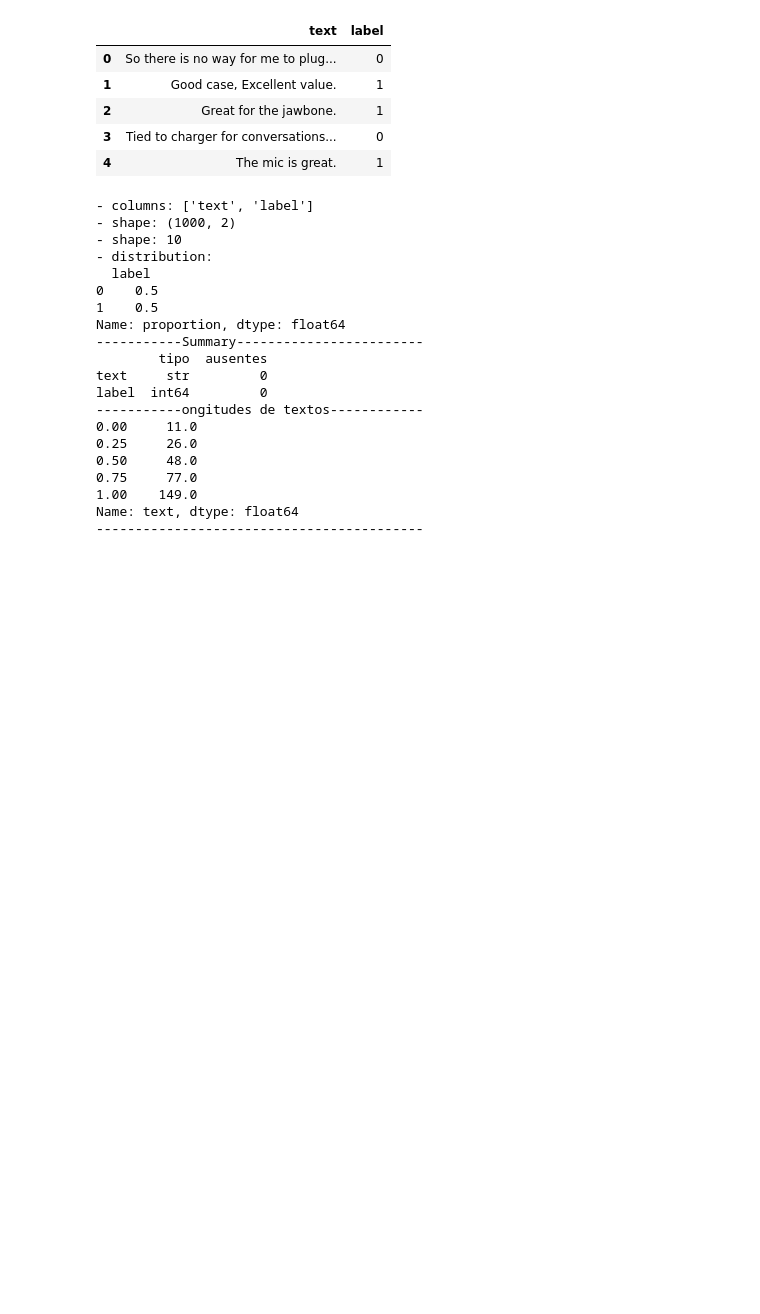
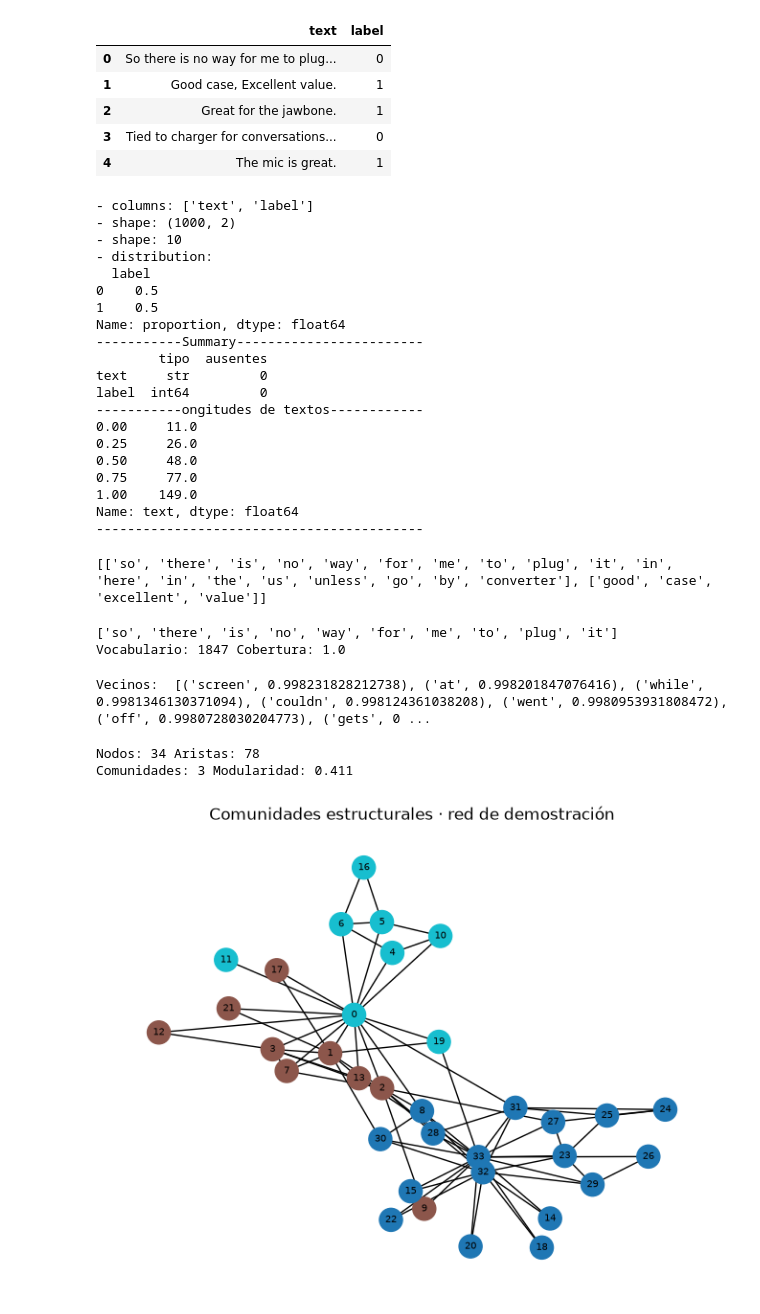
Before and after one commit to yuniorlaureano/uasd-ds-2, a Jupyter notebook: unidad02/LAB04-05/notebooks/LAB04.ipynb, the cells around one changed output. Cells and saved outputs as stored; diff of their text form; code cells hidden in the pictures; blank space fills up the shorter version.

```diff
--- a/unidad02/LAB04-05/notebooks/LAB04.ipynb
+++ b/unidad02/LAB04-05/notebooks/LAB04.ipynb
@@ -96,3 +98,8 @@ label  int64         0
 1.00    149.0
 Name: text, dtype: float64
 ------------------------------------------
+# %%
+sentences = [data.tokenize(text) for text in amazon_dataset_df["text"].dropna()]
+print(sentences[:2])
+# %% [output]
+[['so', 'there', 'is', 'no', 'way', 'for', 'me', 'to', 'plug', 'it', 'in', 'here', 'in', 'the', 'us', 'unless', 'go', 'by', 'converter'], ['good', 'case', 'excellent', 'value']]
@@ -98,0 +108,47 @@ Name: text, dtype: float64
+# %%
+ROOT_DIR = data.get_root_directory()
+data.create_directory("models")
+data.create_directory("reports")
+model.save(str(ROOT_DIR / "models/word2vec.model"))
+# %%
+tokens = [token for sentence in sentences for token in sentence]
+print(tokens[:10])
+coverage = sum(token in model.wv for token in tokens) / max(len(tokens), 1)
+print("Vocabulario:", len(model.wv), "Cobertura:", round(coverage, 3))
+# %% [output]
+['so', 'there', 'is', 'no', 'way', 'for', 'me', 'to', 'plug', 'it']
+Vocabulario: 1847 Cobertura: 1.0
+# %%
+WORD_TO_SEARCH = "servicio"
+WORD_TO_SEARCH = "plug"
+if WORD_TO_SEARCH in model.wv:
+    print("Vecinos: ", model.wv.most_similar(WORD_TO_SEARCH, topn=min(10, len(model.wv) - 1)))
+else:
+    print(f"La palabra '{WORD_TO_SEARCH}' no está en el vocabulario")
+# %% [output]
+Vecinos:  [('screen', 0.998231828212738), ('at', 0.998201847076416), ('while', 0.9981346130371094), ('couldn', 0.998124361038208), ('went', 0.9980953931808472), ('off', 0.9980728030204773), ('gets', 0 ...
+# %%
+graph = nx.karate_club_graph()
+metrics = pd.DataFrame({
+    "degree": nx.degree_centrality(graph),
+    "betweenness": nx.betweenness_centrality(graph),
+    "pagerank": nx.pagerank(graph),
+})
+
+metrics.index.name = "node"
+metrics.to_csv(ROOT_DIR / "reports/centralities.csv")
+communities = list(nx.community.greedy_modularity_communities(graph))
+community = {node: index for index, group in enumerate(communities) for node in group}
+
+print("Nodos:", graph.number_of_nodes(), "Aristas:", graph.number_of_edges())
+print("Comunidades:", len(communities), "Modularidad:", round(nx.community.modularity(graph, communities), 3))
+
+position = nx.spring_layout(graph, seed=42)
+nx.draw(graph, position, node_color=[community[node] for node in graph], cmap="tab10", with_labels=True, font_size=7)
+plt.title("Comunidades estructurales · red de demostración")
+plt.savefig(ROOT_DIR / "reports/network.png", dpi=180, bbox_inches="tight")
+nx.write_graphml(graph, ROOT_DIR / "reports/social_network.graphml")
+# %% [output]
+Nodos: 34 Aristas: 78
+Comunidades: 3 Modularidad: 0.411
+[figure, added]
```
Also changed, not shown: parts of 2 cells of this notebook, 11 other files.
